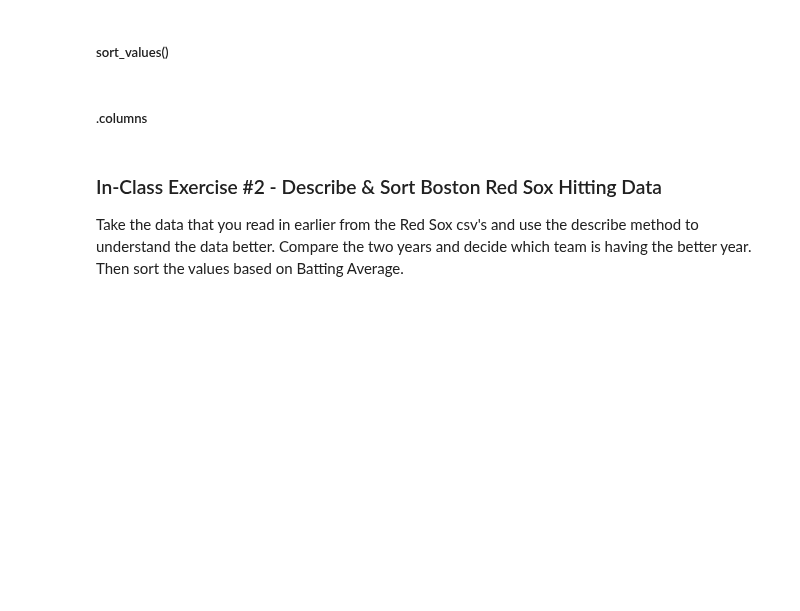
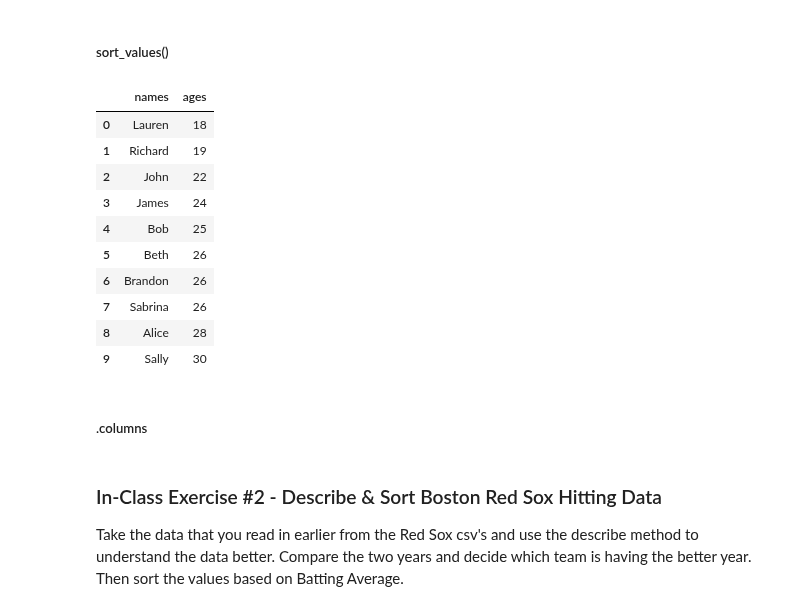
Before and after one commit to somas1/CT, a Jupyter notebook: Pandas/Pandas_Walkthrough_Student_Copy.ipynb, the cells around one changed output. Drawn from its saved outputs; the diff is of its cells as text; code cells hidden in the pictures; blank space fills up the shorter version.

```diff
--- a/Pandas/Pandas_Walkthrough_Student_Copy.ipynb
+++ b/Pandas/Pandas_Walkthrough_Student_Copy.ipynb
@@ -371,8 +374,23 @@ bos17.describe()
 # %%
 # Sort based on many labels, with left-to-right priority
 # sorted_data = data.sort_values('ages').reset_index()
 
 # DataFrame.sort_values('key')
+sorted_data = data.sort_values('ages', kind = 'mergesort')
+
+sorted_data.reset_index(drop=True)
+# %% [output]
+|  | names | ages |
+| 0 | Lauren | 18 |
+| 1 | Richard | 19 |
+| 2 | John | 22 |
+| 3 | James | 24 |
+| 4 | Bob | 25 |
+| 5 | Beth | 26 |
+| 6 | Brandon | 26 |
+| 7 | Sabrina | 26 |
+| 8 | Alice | 28 |
+| 9 | Sally | 30 |
 # %% [markdown]
 ##### .columns
 # %%
```
Also changed, not shown: parts of 1 cell of this notebook.
